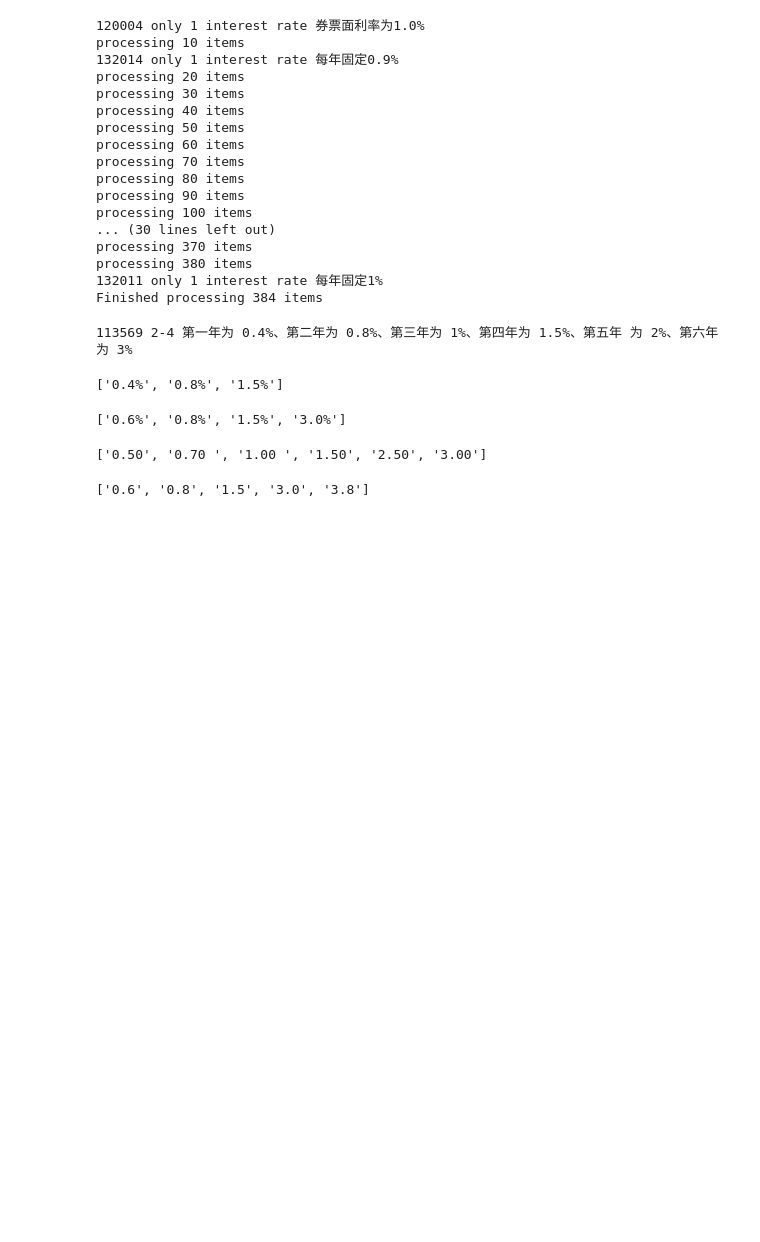
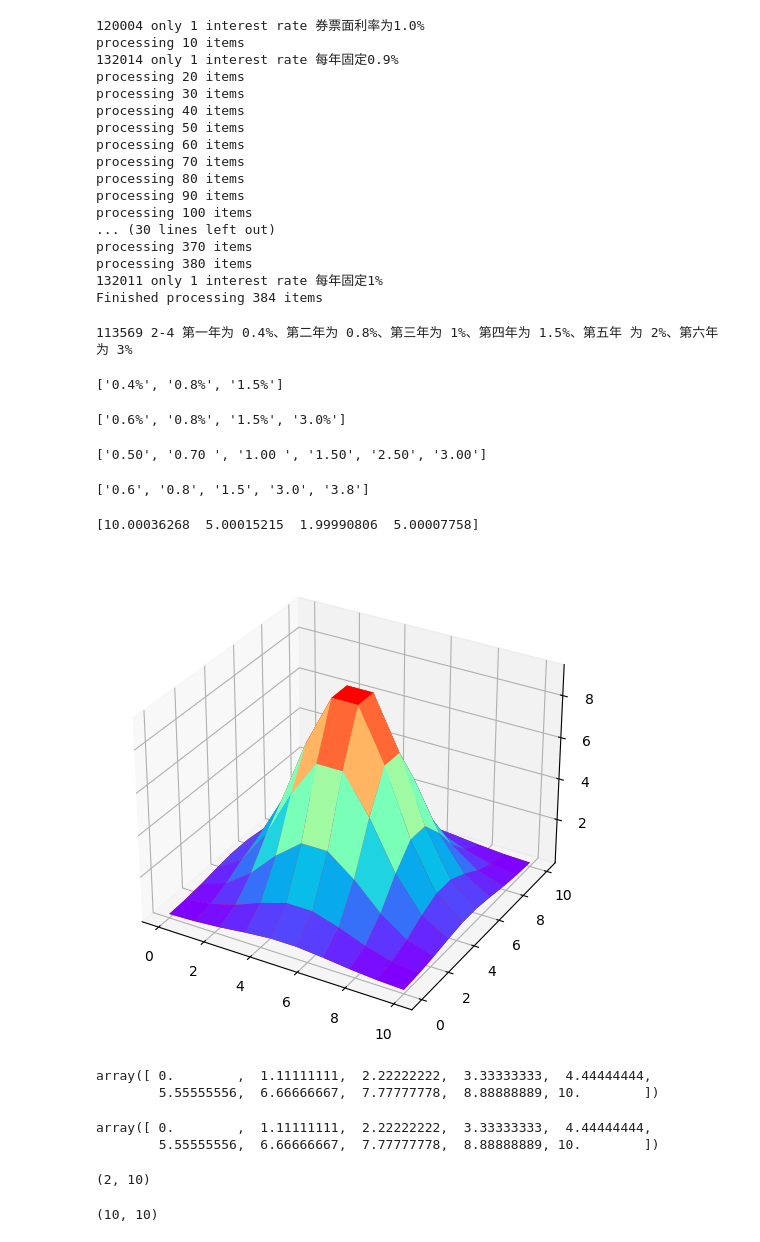
Before and after one commit to ijayden-lung/invest, a Jupyter notebook: CB_test.ipynb, the cells around one changed output. Drawn from its saved outputs; the diff is of its cells as text; code cells hidden in the pictures; blank space fills up the shorter version.

```diff
--- a/CB_test.ipynb
+++ b/CB_test.ipynb
@@ -280,3 +280,69 @@ newUrl ="https://www.jisilu.cn/data/cbnew/cb_list/?___jsl=LST___t=1584777951900"
 response = requests.get(newUrl,cookies=r.cookies)
 data = response.content.decode("utf-8")
 dat = json.loads(data)
+# %%
+import numpy as np
+from scipy.optimize import curve_fit
+import matplotlib.pyplot as plt
+import scipy.stats as stats
+from mpl_toolkits.mplot3d import Axes3D
+def func1(x, a, b, c, d):
+    r =  a * np.exp(-((x[0] - b) ** 2 + (x[1] - d) ** 2) / (2 * c ** 2))
+    return r.ravel()
+
+# 生成原始数据
+x1 = np.linspace(0, 10, 10).reshape(1, -1)
+x2 = np.linspace(0, 10, 10).reshape(1, -1)
+x = np.append(x1, x2, axis=0)
+X, Y = np.meshgrid(x1, x2)
+XX = np.expand_dims(X, 0)
+YY = np.expand_dims(Y, 0)
+xx = np.append(XX, YY, axis=0)
+y = func1(xx, 10, 5, 2, 5)
+# 对原始数据增加噪声
+yn = y + 0.002 * np.random.normal(size=xx.shape[1] * xx.shape[2])
+
+# 使用curve_fit函数拟合噪声数据
+popt, pcov = curve_fit(func1, xx, yn)
+
+# popt返回最拟合给定的函数模型func的参数值
+print(popt)
+
+fig = plt.figure('拟合图')
+ax = Axes3D(fig)
+X, Y = np.meshgrid(x1, x2)
+XX = np.expand_dims(X, 0)
+YY = np.expand_dims(Y, 0)
+xx = np.append(XX, YY, axis=0)
+R = func1(xx, *popt)
+# R, _ = np.meshgrid(R, x1)
+# y = func1(xx, 10, 5, 2, 5)
+# # 对原始数据增加噪声
+# yn = y = 0.002 * np.random.normal(size=xx.shape[1] * xx.shape[2])
+R = R.reshape(10, 10)
+yn = yn.reshape(10, 10)
+ax.plot_surface(X, Y, R, rstride=1, cstride=1, cmap='rainbow')
+ax.plot_surface(X, Y, yn, rstride=1, cstride=1, color='red')
+
+plt.show()
+# %% [output]
+[10.00036268  5.00015215  1.99990806  5.00007758]
+[figure, added]
+# %%
+x[0]
+# %% [output]
+array([ 0.        ,  1.11111111,  2.22222222,  3.33333333,  4.44444444,
+        5.55555556,  6.66666667,  7.77777778,  8.88888889, 10.        ])
+# %%
+x[1]
+# %% [output]
+array([ 0.        ,  1.11111111,  2.22222222,  3.33333333,  4.44444444,
+        5.55555556,  6.66666667,  7.77777778,  8.88888889, 10.        ])
+# %%
+x.shape
+# %% [output]
+(2, 10)
+# %%
+yn.shape
+# %% [output]
+(10, 10)
```
Also changed, not shown: parts of 9 cells of this notebook, 11 other files.
